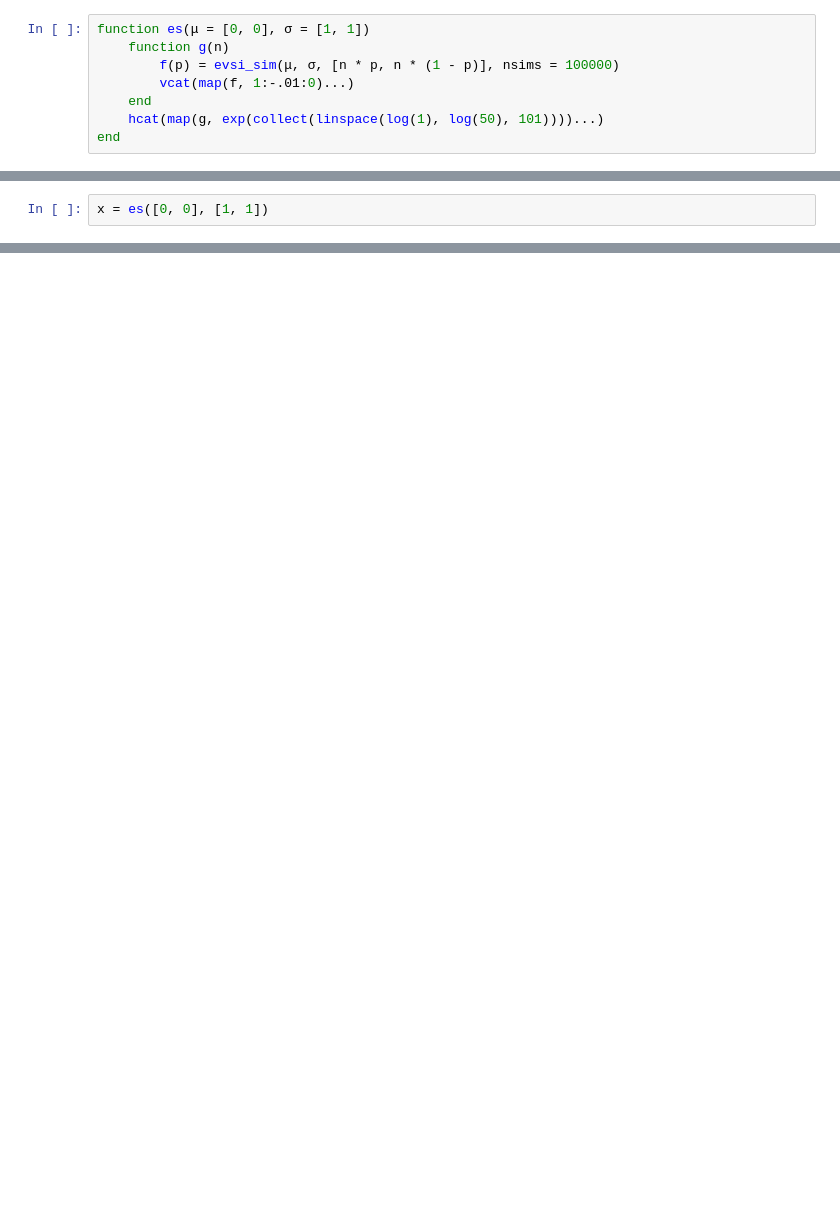
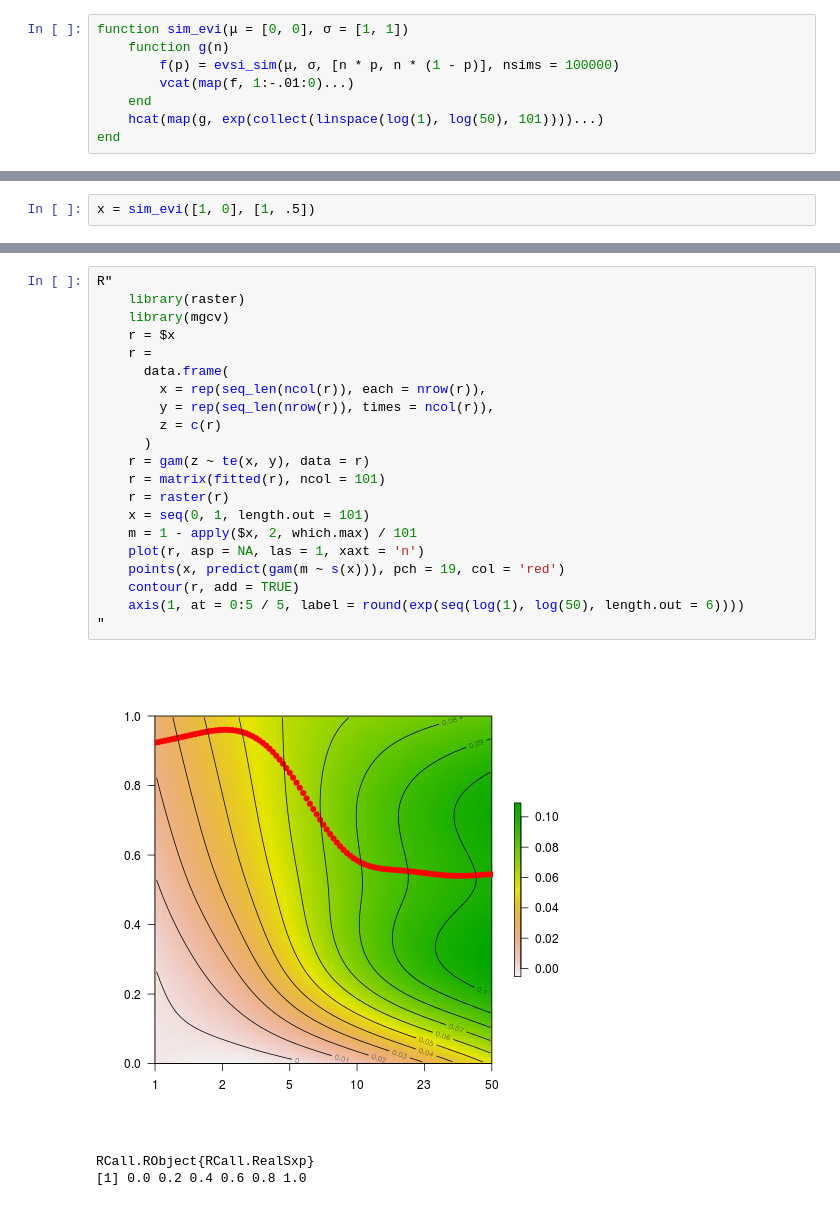
Before and after one commit to wkmor1/voiConsAuc, a Jupyter notebook: voiConsAuc.ipynb, the cells around one changed output, grey strips where cells are left out. Cells and saved outputs as stored; diff of their text form; blank space fills up the shorter version.

```diff
--- a/voiConsAuc.ipynb
+++ b/voiConsAuc.ipynb
@@ -9,5 +8,5 @@ evsi_plot (generic function with 3 methods)
 # %%
-function es(μ = [0, 0], σ = [1, 1])
+function sim_evi(μ = [0, 0], σ = [1, 1])
     function g(n)
         f(p) = evsi_sim(μ, σ, [n * p, n * (1 - p)], nsims = 100000)
         vcat(map(f, 1:-.01:0)...)
@@ -19,4 +28,4 @@ es (generic function with 3 methods)
 # %%
-x = es([0, 0], [1, 1])
+x = sim_evi([1, 0], [1, .5])
 # %% [output]
 101×101 Array{Float64,2}:
@@ -38,0 +48,25 @@ x = es([0, 0], [1, 1])
+# %%
+R"
+    library(raster)
+    library(mgcv)
+    r = $x
+    r =
+      data.frame(
+        x = rep(seq_len(ncol(r)), each = nrow(r)),
+        y = rep(seq_len(nrow(r)), times = ncol(r)),
+        z = c(r)
+      )
+    r = gam(z ~ te(x, y), data = r)
+    r = matrix(fitted(r), ncol = 101)
+    r = raster(r)
+    x = seq(0, 1, length.out = 101)
+    m = 1 - apply($x, 2, which.max) / 101
+    plot(r, asp = NA, las = 1, xaxt = 'n')
+    points(x, predict(gam(m ~ s(x))), pch = 19, col = 'red')
+    contour(r, add = TRUE)
+    axis(1, at = 0:5 / 5, label = round(exp(seq(log(1), log(50), length.out = 6))))
+"
+# %% [output]
+[figure, added]
+RCall.RObject{RCall.RealSxp}
+[1] 0.0 0.2 0.4 0.6 0.8 1.0
```
Also changed, not shown: parts of 7 cells of this notebook, 7 other files.
